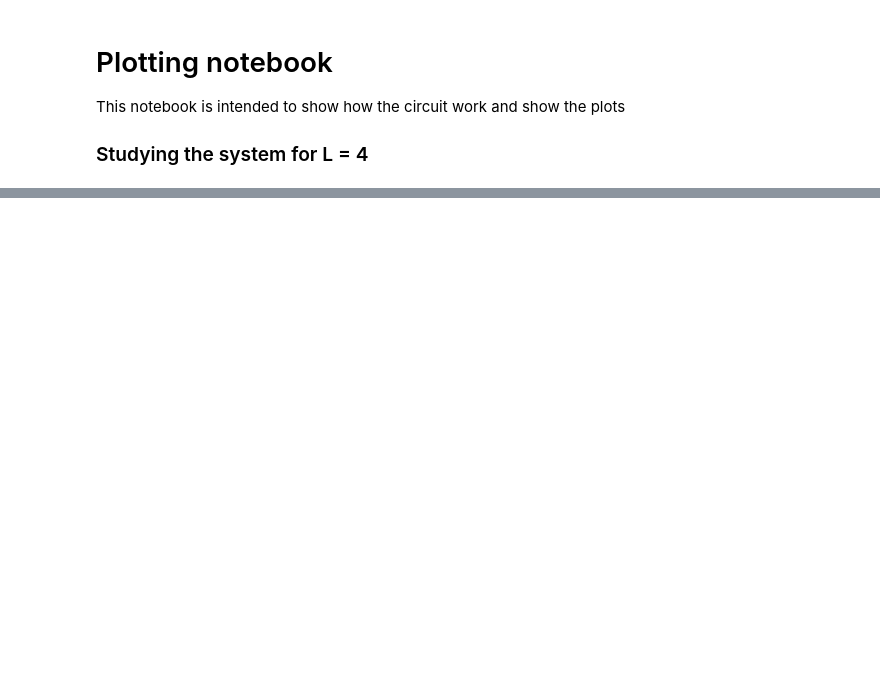
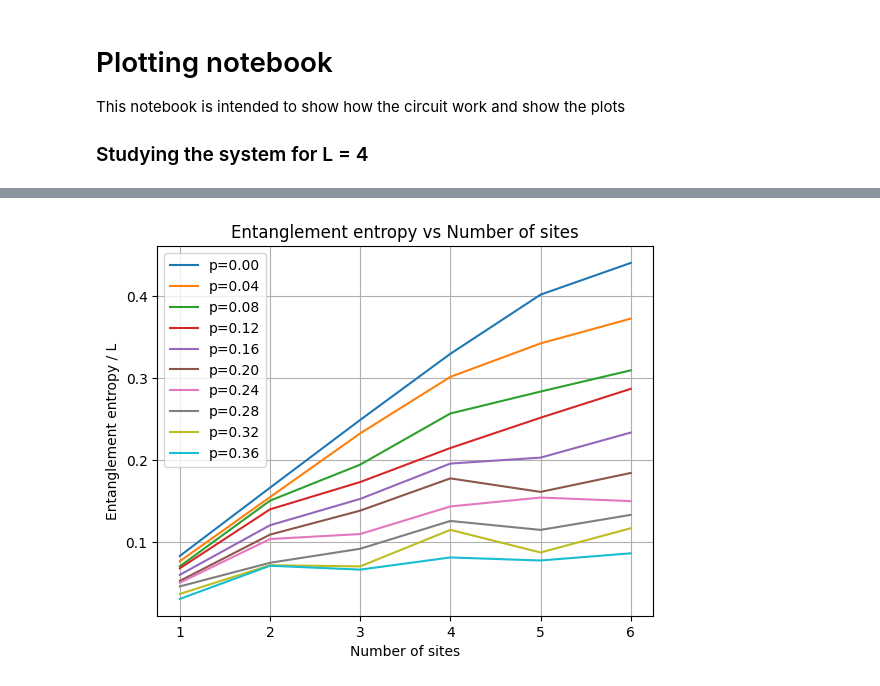
Before and after one commit to pablo-deike/many-body-physics-project, a Jupyter notebook: plotting.ipynb, the cells around one changed output, grey strips where cells are left out. Cells and saved outputs as stored; diff of their text form; code cells hidden in the pictures; blank space fills up the shorter version.

```diff
--- a/plotting.ipynb
+++ b/plotting.ipynb
@@ -231,0 +244,34 @@ ax.grid(True)
+# %%
+df_end2 = pl.read_csv("entropies_structured_pbc_sites_L_12.csv")
+df_end2 = df_end2.with_columns(
+    pl.col("circuit_num").cast(pl.Int32),
+    pl.col("probability").cast(pl.Float64),
+    pl.col("entropy").cast(pl.Float64),
+    pl.col("sites").cast(pl.Int32)
+)
+# %%
+fig, ax = plt.subplots()
+
+p_vals = df_end2.select("probability").unique().sort("probability").to_series().to_list()
+
+for prob in p_vals[:len(p_vals) - 2:2]:
+    df_prob2 = df_end2.filter(pl.col("probability") == prob)
+
+    # Group by sites and calculate mean entropy across circuits
+    avg_entropy = (df_prob2
+                  .group_by("sites")
+                  .agg(pl.col("entropy").mean().alias("avg_entropy"))
+                  .sort("sites"))
+
+    # Plot normalized entropy (divide by L)
+    sites = avg_entropy["sites"].to_numpy()
+    entropies = avg_entropy["avg_entropy"].to_numpy() / 12
+
+    ax.plot(sites, entropies, label=f"p={prob:.2f}")
+ax.set_xlabel("Number of sites")
+ax.set_ylabel("Entanglement entropy / L")
+ax.set_title("Entanglement entropy vs Number of sites")
+ax.legend()
+ax.grid(True)
+# %% [output]
+[figure, added]
```
Also changed, not shown: parts of 6 cells of this notebook, 1 other file.
